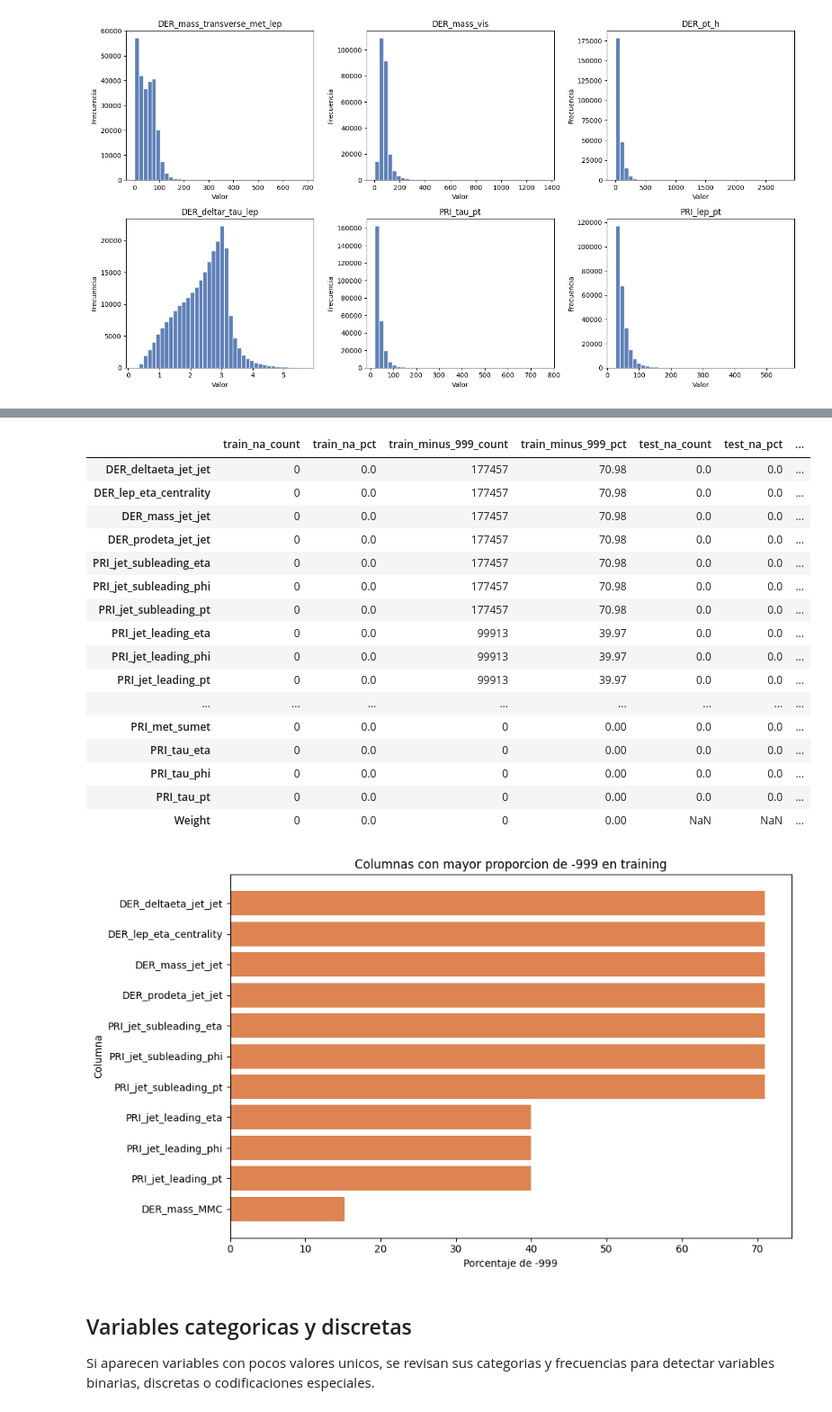
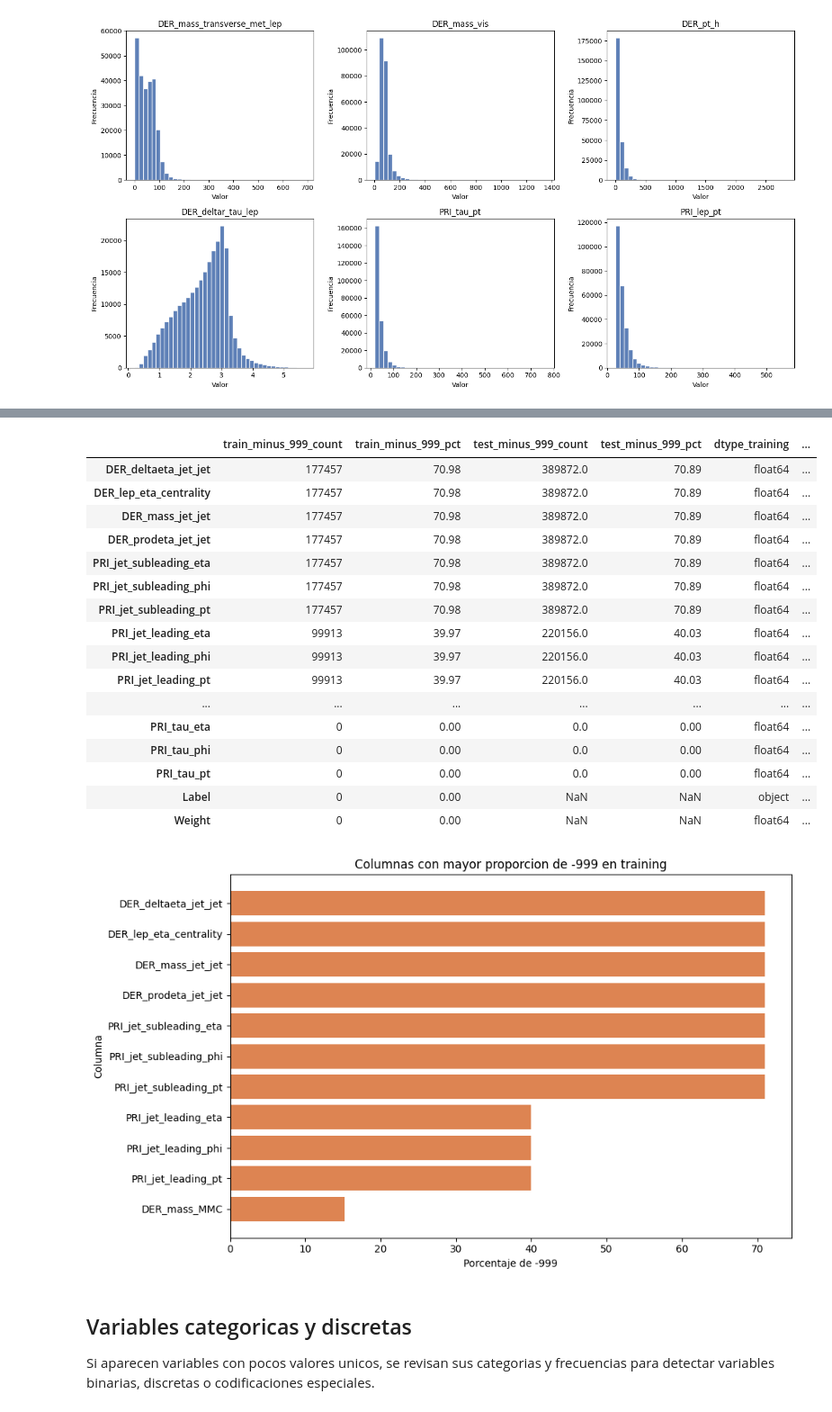
Before and after one commit to srodriguez-lefebre/higgs-signal-lab, a Jupyter notebook: 2. Cargar e inspeccionar los datos/descarga_datos_higgs.ipynb, the cells around one changed output, grey strips where cells are left out. Shown at 90% size. Cells and saved outputs as stored; diff of their text form; code cells hidden in the pictures.

```diff
--- a/2. Cargar e inspeccionar los datos/descarga_datos_higgs.ipynb
+++ b/2. Cargar e inspeccionar los datos/descarga_datos_higgs.ipynb
@@ -319,56 +319,54 @@ A continuacion se cuantifican los valores faltantes por columna y se visualizan
 # %%
-def build_missing_summary(df: pd.DataFrame, dataset_name: str) -> pd.DataFrame:
+def build_special_marker_summary(df: pd.DataFrame, dataset_name: str) -> pd.DataFrame:
     summary = pd.DataFrame(index=df.columns)
-    summary[f"{dataset_name}_na_count"] = df.isna().sum()
-    summary[f"{dataset_name}_na_pct"] = (df.isna().sum() / len(df) * 100).round(2)
     summary[f"{dataset_name}_minus_999_count"] = df.eq(-999).sum()
     summary[f"{dataset_name}_minus_999_pct"] = (df.eq(-999).sum() / len(df) * 100).round(2)
     return summary
 
-missing_summary = build_missing_summary(train_data, "train").join(
-    build_missing_summary(test_data, "test"),
+special_marker_summary = build_special_marker_summary(train_data, "train").join(
+    build_special_marker_summary(test_data, "test"),
     how="outer",
 )
-missing_summary["dtype_training"] = train_data.dtypes.astype(str)
-missing_summary["nunique_training"] = train_data.nunique(dropna=False)
+special_marker_summary["dtype_training"] = train_data.dtypes.astype(str)
+special_marker_summary["nunique_training"] = train_data.nunique(dropna=False)
 
-missing_sorted = missing_summary.sort_values(
-    ["train_minus_999_pct", "train_na_pct"],
+special_marker_sorted = special_marker_summary.sort_values(
+    ["train_minus_999_pct", "test_minus_999_pct"],
     ascending=False,
 )
-display(missing_sorted)
+display(special_marker_sorted)
 
-special_missing = missing_sorted[missing_sorted["train_minus_999_count"] > 0].head(12)
+special_missing = special_marker_sorted[special_marker_sorted["train_minus_999_count"] > 0].head(12)
 
 fig, ax = plt.subplots(figsize=(10, 6))
 ax.barh(
     special_missing.index[::-1],
     special_missing["train_minus_999_pct"][::-1],
     color="#DD8452",
 )
 ax.set_title("Columnas con mayor proporcion de -999 en training")
 ax.set_xlabel("Porcentaje de -999")
 ax.set_ylabel("Columna")
 plt.tight_layout()
 plt.show()
 # %% [output]
-|  | train_na_count | train_na_pct | train_minus_999_count | train_minus_999_pct | test_na_count | test_na_pct | ... |
-| DER_deltaeta_jet_jet | 0 | 0.0 | 177457 | 70.98 | 0.0 | 0.0 | ... |
-| DER_lep_eta_centrality | 0 | 0.0 | 177457 | 70.98 | 0.0 | 0.0 | ... |
-| DER_mass_jet_jet | 0 | 0.0 | 177457 | 70.98 | 0.0 | 0.0 | ... |
-| DER_prodeta_jet_jet | 0 | 0.0 | 177457 | 70.98 | 0.0 | 0.0 | ... |
-| PRI_jet_subleading_eta | 0 | 0.0 | 177457 | 70.98 | 0.0 | 0.0 | ... |
-| PRI_jet_subleading_phi | 0 | 0.0 | 177457 | 70.98 | 0.0 | 0.0 | ... |
-| PRI_jet_subleading_pt | 0 | 0.0 | 177457 | 70.98 | 0.0 | 0.0 | ... |
-| PRI_jet_leading_eta | 0 | 0.0 | 99913 | 39.97 | 0.0 | 0.0 | ... |
-| PRI_jet_leading_phi | 0 | 0.0 | 99913 | 39.97 | 0.0 | 0.0 | ... |
-| PRI_jet_leading_pt | 0 | 0.0 | 99913 | 39.97 | 0.0 | 0.0 | ... |
-| ... | ... | ... | ... | ... | ... | ... | ... |
-| PRI_met_sumet | 0 | 0.0 | 0 | 0.00 | 0.0 | 0.0 | ... |
-| PRI_tau_eta | 0 | 0.0 | 0 | 0.00 | 0.0 | 0.0 | ... |
-| PRI_tau_phi | 0 | 0.0 | 0 | 0.00 | 0.0 | 0.0 | ... |
-| PRI_tau_pt | 0 | 0.0 | 0 | 0.00 | 0.0 | 0.0 | ... |
-| Weight | 0 | 0.0 | 0 | 0.00 | NaN | NaN | ... |
+|  | train_minus_999_count | train_minus_999_pct | test_minus_999_count | test_minus_999_pct | dtype_training | ... |
+| DER_deltaeta_jet_jet | 177457 | 70.98 | 389872.0 | 70.89 | float64 | ... |
+| DER_lep_eta_centrality | 177457 | 70.98 | 389872.0 | 70.89 | float64 | ... |
+| DER_mass_jet_jet | 177457 | 70.98 | 389872.0 | 70.89 | float64 | ... |
+| DER_prodeta_jet_jet | 177457 | 70.98 | 389872.0 | 70.89 | float64 | ... |
+| PRI_jet_subleading_eta | 177457 | 70.98 | 389872.0 | 70.89 | float64 | ... |
+| PRI_jet_subleading_phi | 177457 | 70.98 | 389872.0 | 70.89 | float64 | ... |
+| PRI_jet_subleading_pt | 177457 | 70.98 | 389872.0 | 70.89 | float64 | ... |
+| PRI_jet_leading_eta | 99913 | 39.97 | 220156.0 | 40.03 | float64 | ... |
+| PRI_jet_leading_phi | 99913 | 39.97 | 220156.0 | 40.03 | float64 | ... |
+| PRI_jet_leading_pt | 99913 | 39.97 | 220156.0 | 40.03 | float64 | ... |
+| ... | ... | ... | ... | ... | ... | ... |
+| PRI_tau_eta | 0 | 0.00 | 0.0 | 0.00 | float64 | ... |
+| PRI_tau_phi | 0 | 0.00 | 0.0 | 0.00 | float64 | ... |
+| PRI_tau_pt | 0 | 0.00 | 0.0 | 0.00 | float64 | ... |
+| Label | 0 | 0.00 | NaN | NaN | object | ... |
+| Weight | 0 | 0.00 | NaN | NaN | float64 | ... |
 [figure]
 # %% [markdown]
 ## Variables categoricas y discretas
```
Also changed, not shown: parts of 3 cells of this notebook.
